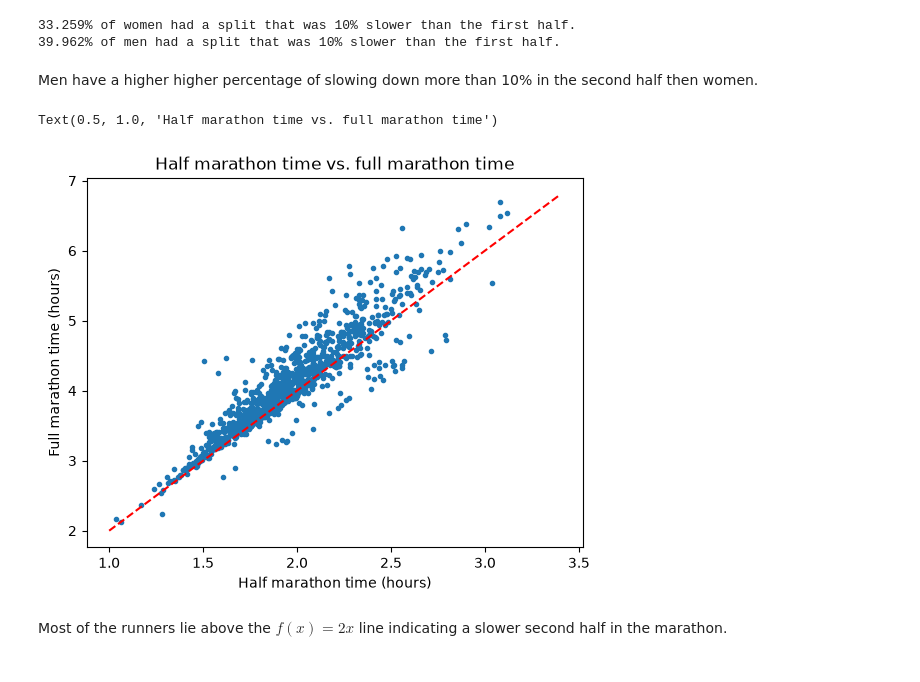
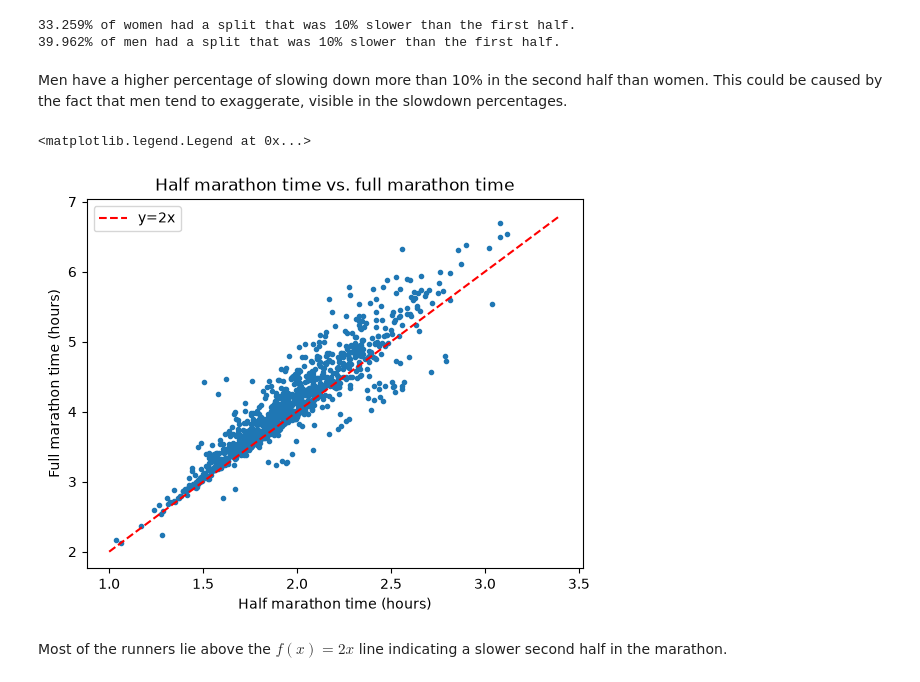
Before and after one commit to hanneshkle/marathon-time-predictor, a Jupyter notebook: notebooks/01_eda.ipynb, the cells around one changed output. Saved outputs shown, nothing was run; the diff lists cells and outputs as text; code cells hidden in the pictures.

```diff
--- a/notebooks/01_eda.ipynb
+++ b/notebooks/01_eda.ipynb
@@ -129,20 +181,21 @@ print(f"{round(ratio_ten_percent_slower_than_first_half_men*100,3)}% of men had
 33.259% of women had a split that was 10% slower than the first half.
 39.962% of men had a split that was 10% slower than the first half.
 # %% [markdown]
-Men have a higher higher percentage of slowing down more than 10% in the second half then women.
+Men have a higher percentage of slowing down more than 10% in the second half than women. This could be caused by the fact that men tend to exaggerate, visible in the slowdown percentages.
 # %%
 plot_data = df.sample(n=1000, random_state=42)
 grid = np.arange(1, 3.5, 0.1)
 plt.plot(plot_data["time_half"]/3600, plot_data["time_full"]/3600, ".")
 plt.plot(grid, 2*np.array(grid), "r--", label="y=2x")
 
 
 plt.xlabel("Half marathon time (hours)")
 plt.ylabel("Full marathon time (hours)")
 plt.title("Half marathon time vs. full marathon time")
+plt.legend()
 # %% [output]
-Text(0.5, 1.0, 'Half marathon time vs. full marathon time')
+<matplotlib.legend.Legend at 0x...>
-[figure, old version]
+[figure, new version]
 # %% [markdown]
 Most of the runners lie above the $f(x) = 2x$ line indicating a slower second half in the marathon.
 # %%
```
Also changed, not shown: parts of 6 cells of this notebook.
